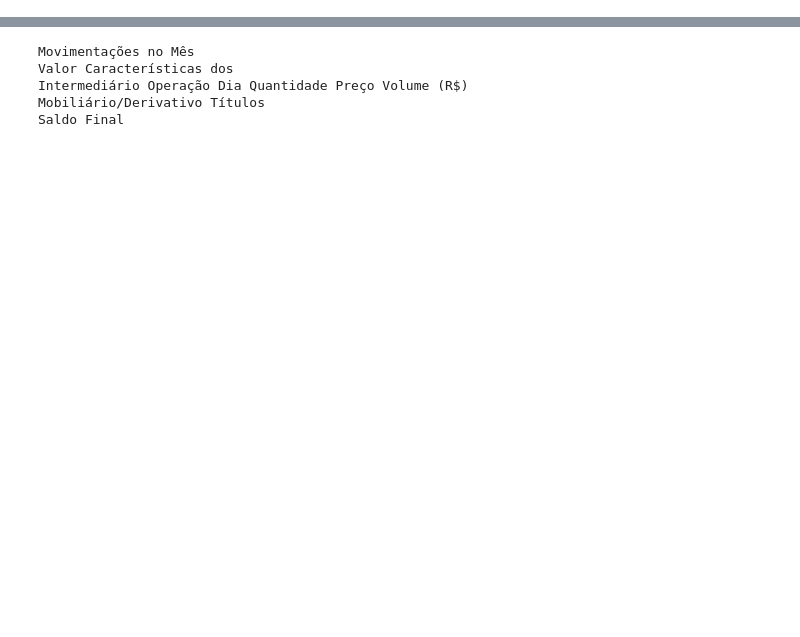
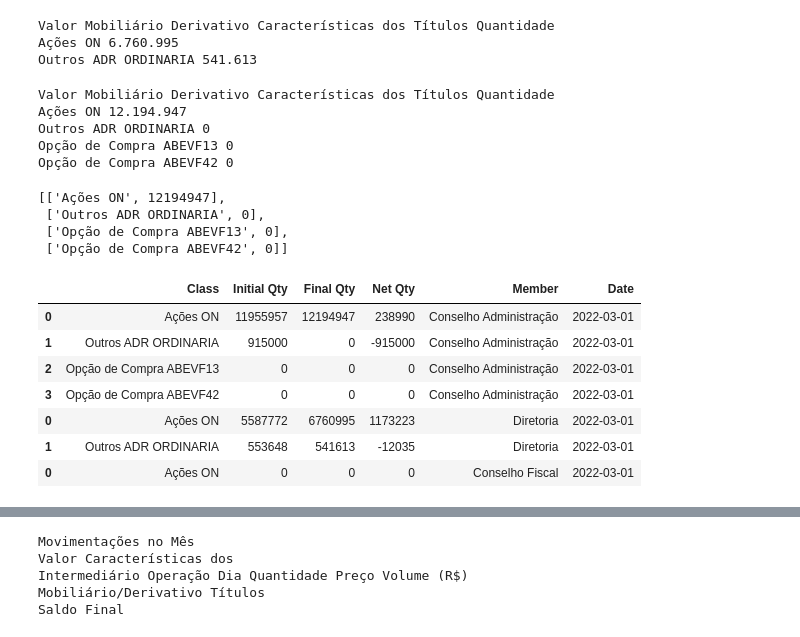
Before and after one commit to luvi01/cvm_scraper, a Jupyter notebook: study.ipynb, the cells around one changed output, grey strips where cells are left out. Drawn from its saved outputs; the diff is of its cells as text; code cells hidden in the pictures; blank space fills up the shorter version.

```diff
--- a/study.ipynb
+++ b/study.ipynb
@@ -120,0 +141,20 @@ with pdfplumber.open(ap) as pdf:
+# %%
+def extract_parts(text):
+    # Extract Saldo Inicial
+    saldo_inicial = re.findall(r'Saldo Inicial(.*?)Movimentações no Mês', text, re.DOTALL)
+
+    # Extract Saldo Final
+    saldo_final = re.findall(r'Saldo Final(.*?)(FORMULÁRIO CONSOLIDADO|$)', text, re.DOTALL)
+
+    saldo_final = [t[0] for t in saldo_final]
+
+
+    return saldo_inicial, saldo_final
+
+saldo_inicial, saldo_final = extract_parts(text)
+# %%
+print(saldo_final[1])
+# %% [output]
+Valor Mobiliário Derivativo Características dos Títulos Quantidade
+Ações ON 6.760.995
+Outros ADR ORDINARIA 541.613
@@ -121,3 +201,45 @@ with pdfplumber.open(ap) as pdf:
+# %%
+print(saldo_final[0])
+# %% [output]
+Valor Mobiliário Derivativo Características dos Títulos Quantidade
+Ações ON 12.194.947
+Outros ADR ORDINARIA 0
+Opção de Compra ABEVF13 0
+Opção de Compra ABEVF42 0
+# %%
+extract_info(saldo_final[0])
+# %% [output]
+[['Ações ON', 12194947],
+ ['Outros ADR ORDINARIA', 0],
+ ['Opção de Compra ABEVF13', 0],
+ ['Opção de Compra ABEVF42', 0]]
+# %%
+saldo_inicial_text_list, saldo_final_text_list = extract_parts(text)
+
+saldo_inicial_list = []
+saldo_final_list = []
+
+for saldo_final_text, saldo_inicial_text in zip(saldo_final_text_list, saldo_inicial_text_list):
+    saldo_inicial_list.append(extract_info(saldo_final_text))
+    saldo_final_list.append(extract_info(saldo_inicial_text))
+
+
+members = ["Conselho Administração", "Diretoria", "Conselho Fiscal"]
+
+date = extract_datetime(text)
+
+df = create_df(saldo_inicial_list, saldo_final_list, members, date)
+
+df
+# %% [output]
+|  | Class | Initial Qty | Final Qty | Net Qty | Member | Date |
+| 0 | Ações ON | 11955957 | 12194947 | 238990 | Conselho Administração | 2022-03-01 |
+| 1 | Outros ADR ORDINARIA | 915000 | 0 | -915000 | Conselho Administração | 2022-03-01 |
+| 2 | Opção de Compra ABEVF13 | 0 | 0 | 0 | Conselho Administração | 2022-03-01 |
+| 3 | Opção de Compra ABEVF42 | 0 | 0 | 0 | Conselho Administração | 2022-03-01 |
+| 0 | Ações ON | 5587772 | 6760995 | 1173223 | Diretoria | 2022-03-01 |
+| 1 | Outros ADR ORDINARIA | 553648 | 541613 | -12035 | Diretoria | 2022-03-01 |
+| 0 | Ações ON | 0 | 0 | 0 | Conselho Fiscal | 2022-03-01 |
 # %%
 operations_list = extract_operations(text, "Movimentações no Mês", "Saldo Final")
 
```
Also changed, not shown: parts of 3 cells of this notebook, 7 other files.
